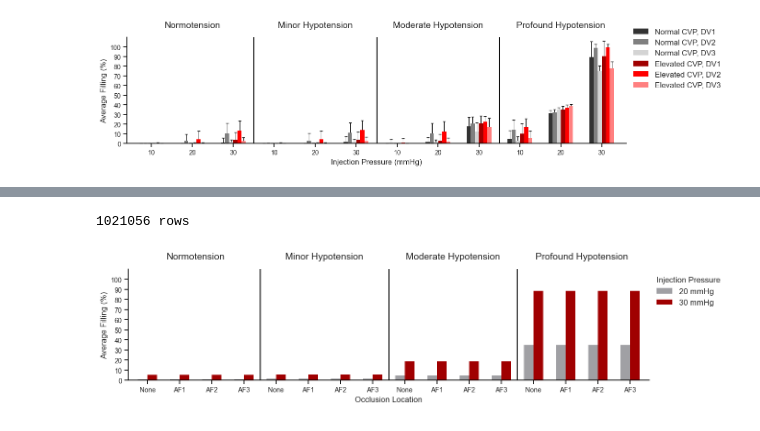
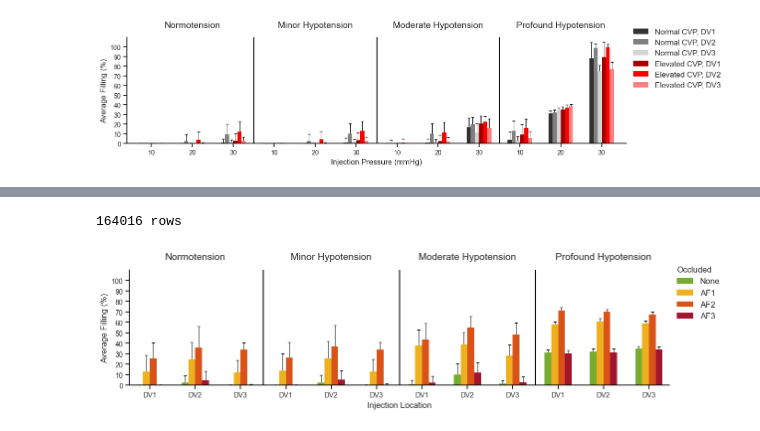
Before and after one commit to JentGent/avm, a Jupyter notebook: jupyter/jupyter.ipynb, the cells around one changed output, grey strips where cells are left out. Cells and saved outputs as stored; diff of their text form; code cells hidden in the pictures.

```diff
--- a/jupyter/jupyter.ipynb
+++ b/jupyter/jupyter.ipynb
@@ -17,6 +17,6 @@ df_combined = df_mac._append(df_windows, ignore_index=True)
 df_combined.to_csv(output_file_path, index=False)
 # %%
 # Read CSV file
-data = pd.read_csv('../data/2024-08-24-six-compartments-no-af4-af3-tiny.csv')
+data = pd.read_csv('../data/2024-08-25-combined.csv')
 print(f'{len(data)} rows')
 # %% [output]
@@ -821,25 +960,32 @@ print(value)
 # %%
 filtered_data = data[
     (~data['Injection location'].isna()) &
-    (data['Injection pressure (mmHg)'].isin([20, 30])) &
+    (data['CVP pressure'] == 'normal') &
+    (data['Injection pressure (mmHg)'] == 20) &
     (1 == 1)  # Ignore
 ]
 
 print(f'{len(filtered_data)} rows')
 # %% [output]
-1021056 rows
+164016 rows
 # %%
 filtered_data.loc[:, 'Occluded'] = filtered_data['Occluded'].fillna('none')
 
-grouped_data = filtered_data.groupby(['Blood pressure hypotension', 'Occluded', 'Injection pressure (mmHg)']).agg({
+grouped_data = filtered_data.groupby(['Blood pressure hypotension', 'Occluded', 'Injection location']).agg({
     'Percent filled post-injection (%)': ['mean', 'std']
 }).reset_index()
 
-grouped_data.columns = ['Blood pressure hypotension', 'Occluded', 'Injection pressure (mmHg)', 'filling_mean', 'filling_std']
+grouped_data.columns = ['Blood pressure hypotension', 'Occluded', 'Injection location', 'filling_mean', 'filling_std']
 
 grouped_data['Occluded'] = pd.Categorical(
     grouped_data['Occluded'],
     categories=['none', 'AF1', 'AF2', 'AF3'],
+    ordered=True,
+)
+
+grouped_data['Injection location'] = pd.Categorical(
+    grouped_data['Injection location'],
+    categories=['DV1', 'DV2', 'DV3'],
     ordered=True,
 )
 
@@ -849,44 +995,46 @@ grouped_data['Blood pressure hypotension'] = pd.Categorical(
     ordered=True,
 )
 
-grouped_data = grouped_data.sort_values(by=['Blood pressure hypotension', 'Occluded', 'Injection pressure (mmHg)']).reset_index(drop=True)
+grouped_data = grouped_data.sort_values(by=['Blood pressure hypotension', 'Injection location', 'Occluded']).reset_index(drop=True)
 # %%
 BORDER_COLOR = 'black'
 
-x = np.arange(len(grouped_data) // 2)  # Positions for each pair
-width = 0.3  # Width of the bars
+x = np.arange(len(grouped_data) // 4)  # Positions for each group
+width = 0.15  # Width of the bars
 
 fig, ax = plt.subplots(figsize=(14, 3))
 
-ax.bar(x - width/2, grouped_data[grouped_data['Injection pressure (mmHg)'] == 20]['filling_mean'].values, width, color='#a0a0a4', label='20 mmHg', edgecolor='none')
-ax.bar(x + width/2, grouped_data[grouped_data['Injection pressure (mmHg)'] == 30]['filling_mean'].values, width, color='#a00001', label='30 mmHg', edgecolor='none')
+bar_data = [
+    grouped_data[grouped_data['Occluded'] == 'none'],
+    grouped_data[grouped_data['Occluded'] == 'AF1'],
+    grouped_data[grouped_data['Occluded'] == 'AF2'],
+    grouped_data[grouped_data['Occluded'] == 'AF3'],
+]
 
-# ax.errorbar(
-#     x - width/2,
-#     grouped_data[grouped_data['CVP pressure'] == 'normal']['filling_mean'].values,
-#     yerr=grouped_data[grouped_data['CVP pressure'] == 'normal']['filling_std'].values,
-#     fmt='none',
-#     ecolor='black',
-#     capsize=4,
-#     zorder=-1,
-# )
+bar_colors = [
+    '#77AC30',
+    '#EDB120',
+    '#D95319',
+    '#A2142F',
+]
 
-# ax.errorbar(
-#     x + width/2,
-#     grouped_data[grouped_data['CVP pressure'] == 'elevated']['filling_mean'].values,
-#     yerr=grouped_data[grouped_data['CVP pressure'] == 'normal']['filling_std'].values,
-#     fmt='none',
-#     ecolor='black',
-#     capsize=4,
-#     zorder=-1,
-# )
+bar_labels = [
+    'None',
+    'AF1',
+    'AF2',
+    'AF3',
+]
+
+for i in range(len(bar_data)):
+    ax.bar(x - width*1.5 + width*i, bar_data[i]['filling_mean'].values, width, color=bar_colors[i], label=bar_labels[i], edgecolor='none')
+    ax.errorbar(x - width*1.5 + width*i, bar_data[i]['filling_mean'].values, yerr=bar_data[i]['filling_std'].values, fmt='none', ecolor='black', capsize=2, elinewidth=0.75, zorder=-1)
 
 plt.setp(
     ax,
-    xlim=[-width*2, x[-1] + width*2],
+    xlim=[-width*3, x[-1] + width*3],
     xticks=x,
-    xticklabels=['None', 'AF1', 'AF2', 'AF3'] * 4,
-    xlabel='Occlusion Location',
+    xticklabels=['DV1', 'DV2', 'DV3'] * 4,
+    xlabel='Injection Location',
     ylabel='Average Filling (%)',
     ylim=[0, 110],
     yticks=range(0, 101, 10),
@@ -909,37 +1057,37 @@ ax.tick_params(
 
 ax.tick_params(
     axis='y',
     labelsize=10,
     left=True,
     color=ax.spines['left'].get_edgecolor(),
     which='both',
 )
 
 plt.setp([ax.spines['top'], ax.spines['right']], visible=False)
 
 categories = ['Normotension', 'Minor Hypotension', 'Moderate Hypotension', 'Profound Hypotension']
-category_positions = [np.mean(x[i*4:(i+1)*4]) for i in range(4)]
+category_positions = [np.mean(x[i*3:(i+1)*3]) for i in range(4)]
 
 for i, label in enumerate(categories):
     ax.text(category_positions[i], ax.get_ylim()[1] + 10, label, ha='center', fontsize=14)
 
 for i in range(1, 4):
-    ax.axvline(np.mean(x[i*4-1:i*4+1]), color=BORDER_COLOR, linewidth=1.5)
+    ax.axvline(np.mean(x[i*3-1:i*3+1]), color=BORDER_COLOR, linewidth=1.5)
 
 ax.legend(
-    title="Injection Pressure",
+    title="Occluded",
     loc='center left',
     bbox_to_anchor=(1, 0.8),
     frameon=False,
     alignment='left',
     fontsize=12,
     title_fontsize=12,
 )
 
 plt.grid(False)
 plt.show()
 # %% [output]
-[figure, old version]
+[figure, new version]
 # %%
 value = grouped_data[
     (grouped_data['Blood pressure hypotension'] == 'profound') &
```
Also changed, not shown: parts of 26 cells of this notebook.
